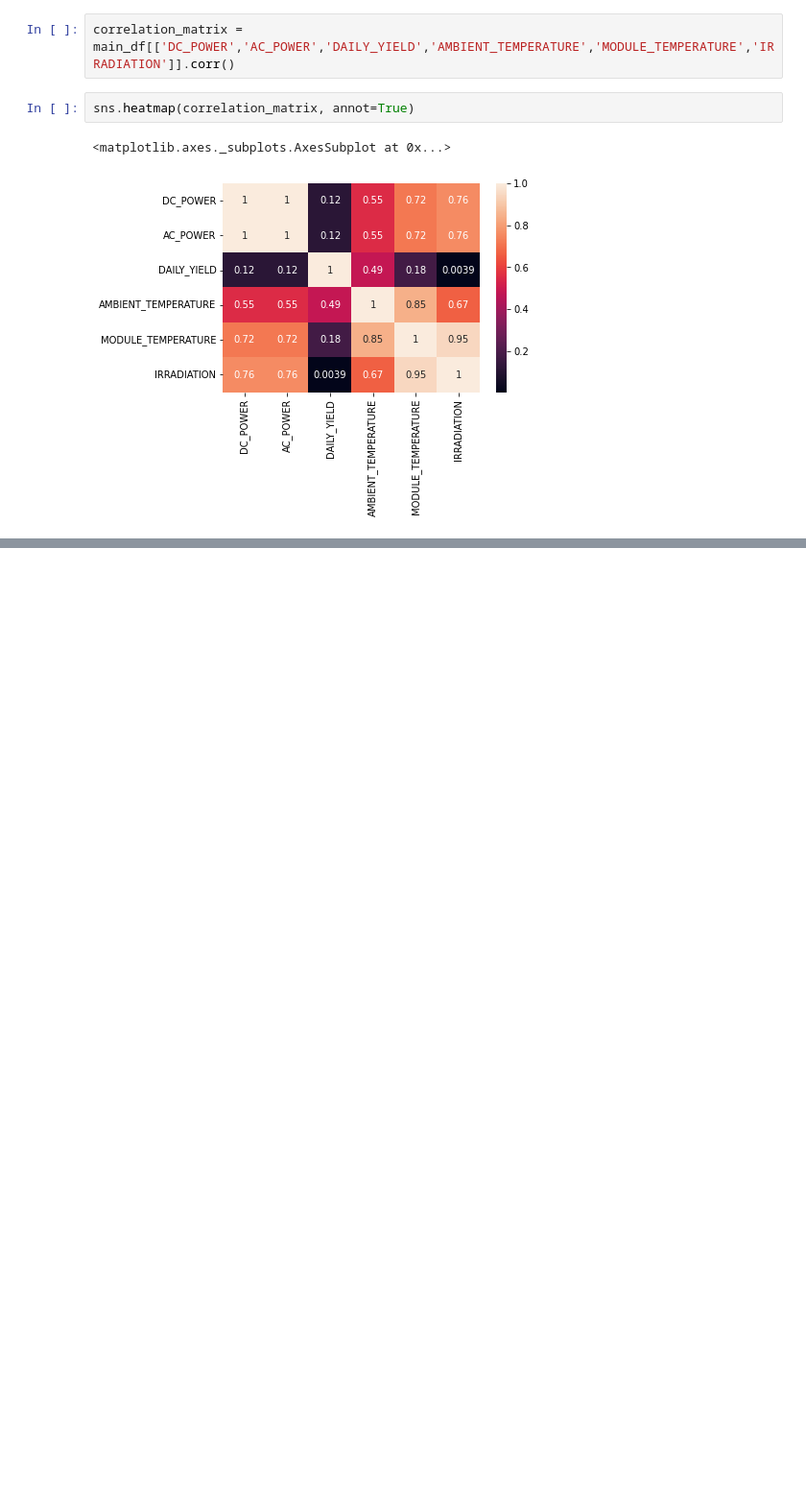
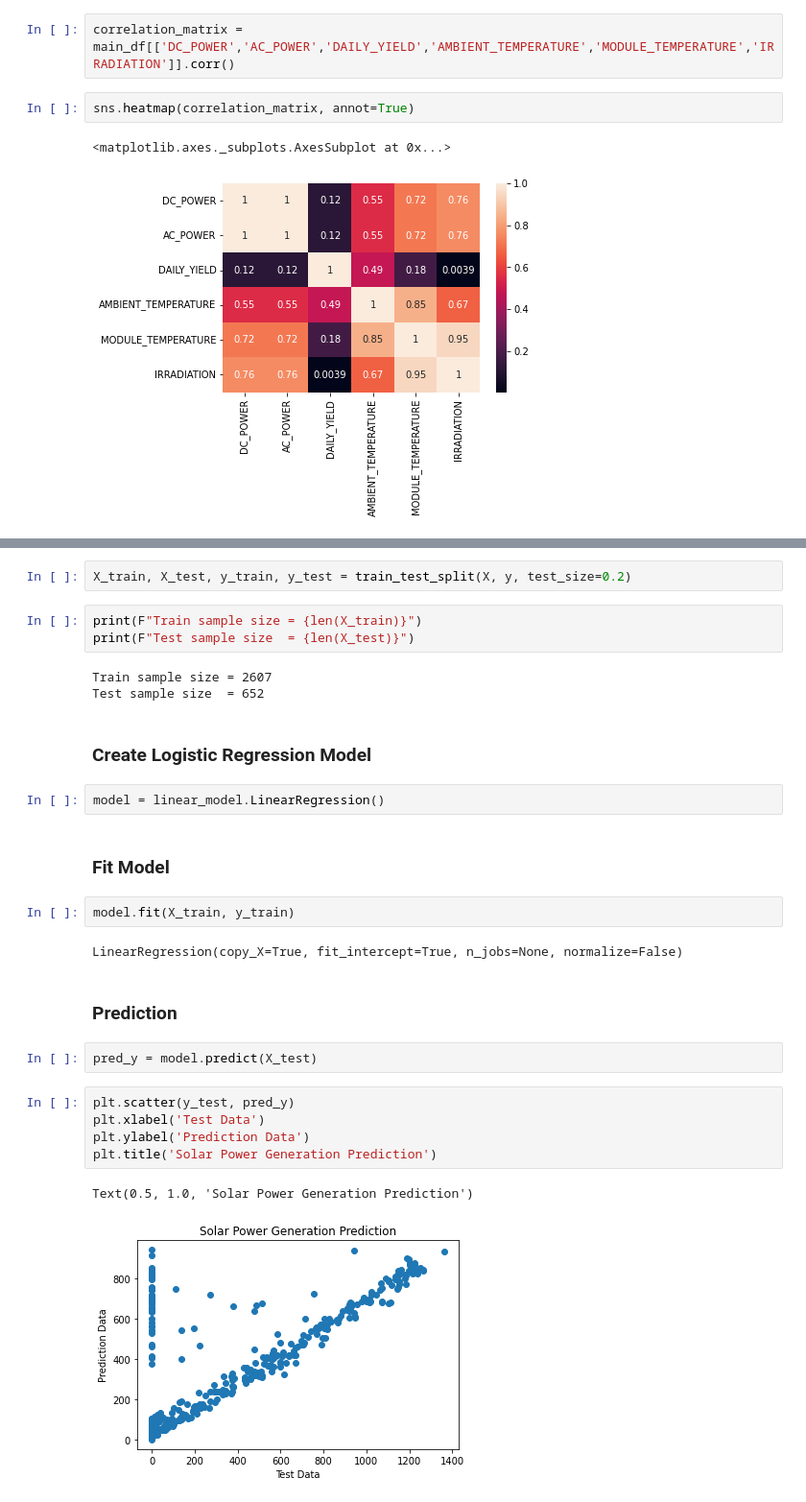
Before and after one commit to pasindu-94/solar-power-prediction, a Jupyter notebook: solar_power_prediction.ipynb, the cells around one changed output, grey strips where cells are left out. Shown at 96% size. Cells and saved outputs as stored; diff of their text form; blank space fills up the shorter version.

Commit message:
model train with weather data

```diff
--- a/solar_power_prediction.ipynb
+++ b/solar_power_prediction.ipynb
@@ -266,0 +306,30 @@ sns.heatmap(correlation_matrix, annot=True)
+# %%
+X_train, X_test, y_train, y_test = train_test_split(X, y, test_size=0.2)
+# %%
+print(F"Train sample size = {len(X_train)}")
+print(F"Test sample size  = {len(X_test)}")
+# %% [output]
+Train sample size = 2607
+Test sample size  = 652
+# %% [markdown]
+### Create Logistic Regression Model
+# %%
+model = linear_model.LinearRegression()
+# %% [markdown]
+### Fit Model
+# %%
+model.fit(X_train, y_train)
+# %% [output]
+LinearRegression(copy_X=True, fit_intercept=True, n_jobs=None, normalize=False)
+# %% [markdown]
+### Prediction
+# %%
+pred_y = model.predict(X_test)
+# %%
+plt.scatter(y_test, pred_y)
+plt.xlabel('Test Data')
+plt.ylabel('Prediction Data')
+plt.title('Solar Power Generation Prediction')
+# %% [output]
+Text(0.5, 1.0, 'Solar Power Generation Prediction')
+[figure, added]
```
Also changed, not shown: parts of 10 cells of this notebook.
